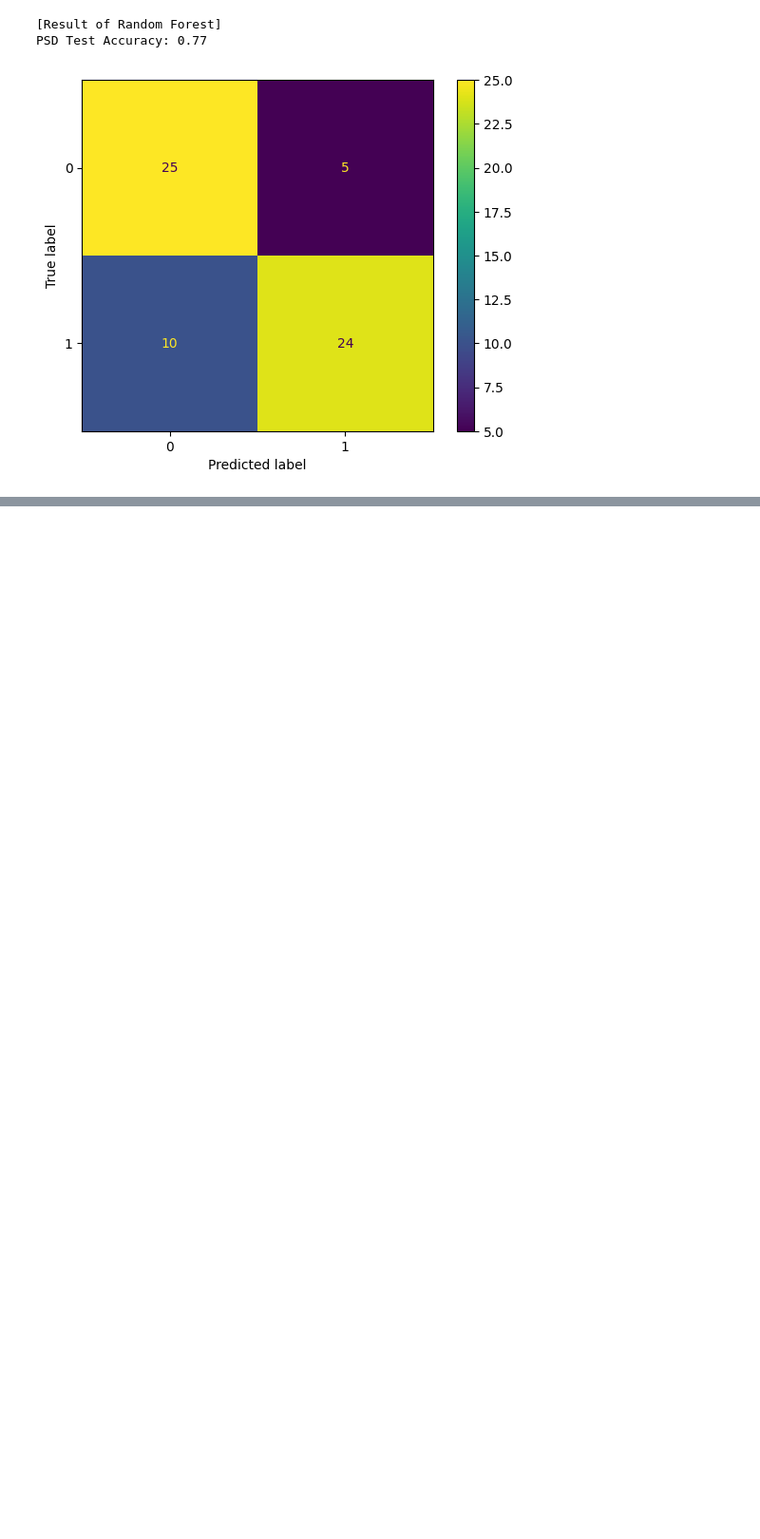
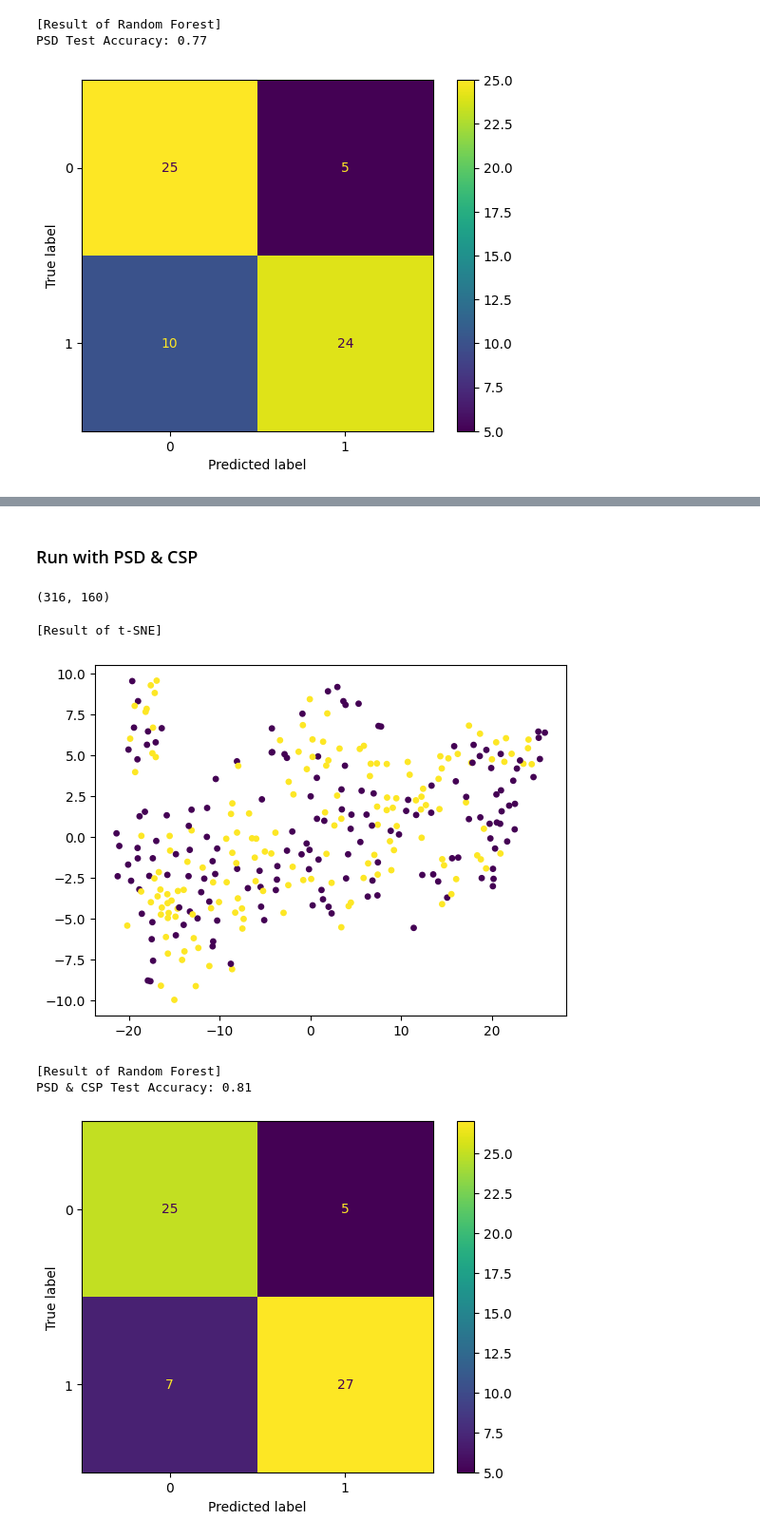
Before and after one commit to seohyunseo/EEG-signal-processing, a Jupyter notebook: eeg_data_analysis_v2.ipynb, the cells around one changed output, grey strips where cells are left out. Shown at 95% size. Cells and saved outputs as stored; diff of their text form; code cells hidden in the pictures; blank space fills up the shorter version.

```diff
--- a/eeg_data_analysis_v2.ipynb
+++ b/eeg_data_analysis_v2.ipynb
@@ -482,3 +479,19 @@ PSD Test Accuracy: 0.77
+# %% [markdown]
+### Run with PSD & CSP
+# %%
+train_X_PC = np.concatenate((csp_feature_matrix, psd_feature_matrix), axis=1)
+train_y_PC = np.transpose(train_y)
+train_X_PC.shape
+# %% [output]
+(316, 160)
+# %%
+evaluate_feature(train_X_PC, train_y_PC, 'PSD & CSP')
+# %% [output]
+[Result of t-SNE]
+[figure, added]
+[Result of Random Forest]
+PSD & CSP Test Accuracy: 0.81
+[figure, added]
 # %%
 ## Validata the evaluation model(t-SNE, Random Forest)
 # from sklearn import datasets
```
Also changed, not shown: parts of 14 cells of this notebook, 1 other file.
